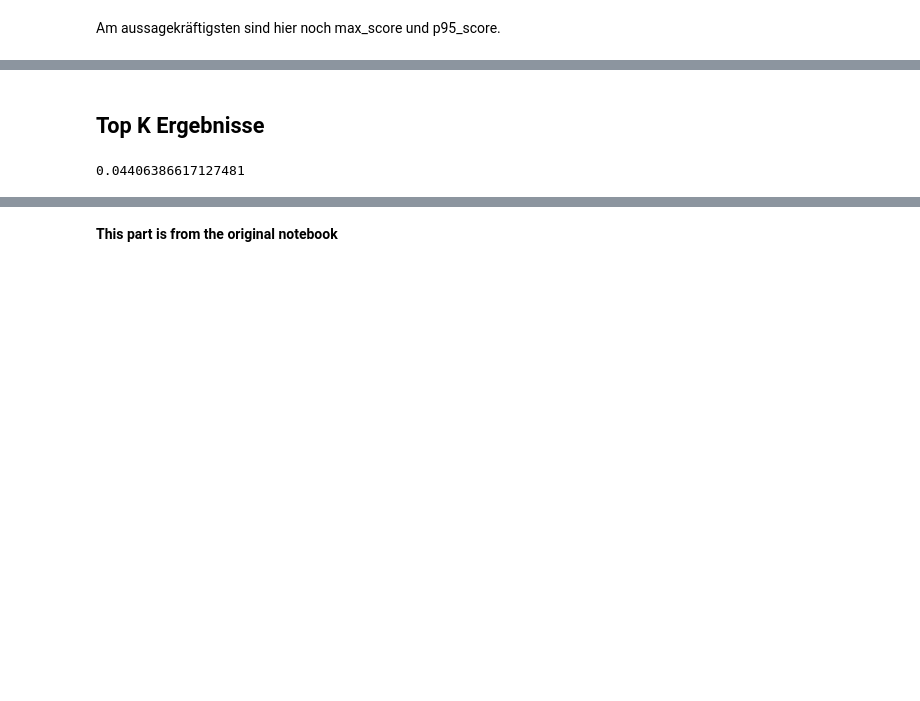
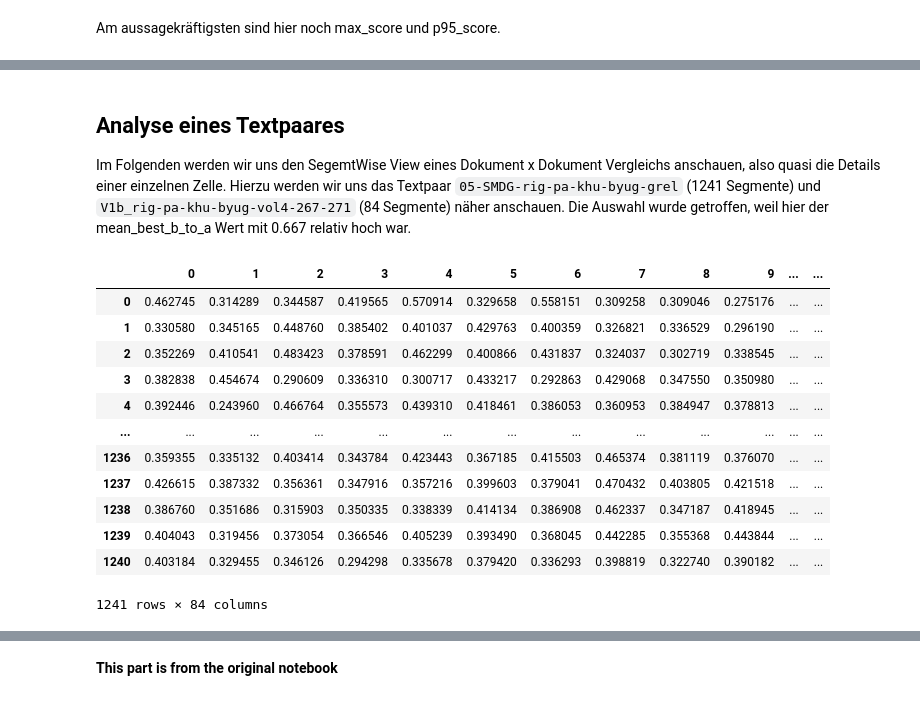
Before and after one commit to thomjur/tibetan-intertext-lab, a Jupyter notebook: study/Exploratory_Study.ipynb, the cells around one changed output, grey strips where cells are left out. Drawn from its saved outputs; the diff is of its cells as text; code cells hidden in the pictures; blank space fills up the shorter version.

```diff
--- a/study/Exploratory_Study.ipynb
+++ b/study/Exploratory_Study.ipynb
@@ -458,10 +457,26 @@ df_mean_scores
 | L1-rig-pa'i-khu-byug_V9-p302-324.txt | 0.517141 | 0.565619 | 0.528695 | 0.461900 | ... |
 | D1-rig-pa-khu-byug-comm_IOL-TJ647... | 0.503461 | 0.567012 | 0.539257 | 0.502543 | ... |
 # %% [markdown]
-## Top K Ergebnisse
+## Analyse eines Textpaares
+Im Folgenden werden wir uns den SegemtWise View eines Dokument x Dokument Vergleichs anschauen, also quasi die Details einer einzelnen Zelle. Hierzu werden wir uns das Textpaar `05-SMDG-rig-pa-khu-byug-grel` (1241 Segmente) und `V1b_rig-pa-khu-byug-vol4-267-271` (84 Segmente) näher anschauen. Die Auswahl wurde getroffen, weil hier der mean_best_b_to_a Wert mit 0.667 relativ hoch war.
+# %%
+filtered_list = [res for res in results if res[0] == '05-SMDG-rig-pa-khu-byug-grel.txt' and res[1] == 'V1b_rig-pa-khu-byug-vol4-267-271.txt']
+text_a_name, text_b_name, pairwise_view = filtered_list[0]
 # %%
-unravelled = results[0][2].similarity_matrix.astype(np.float32, copy=False).ravel()
+pd.DataFrame(pairwise_view.similarity_matrix)
+# %% [output]
+|  | 0 | 1 | 2 | 3 | 4 | 5 | 6 | 7 | 8 | 9 | ... | ... |
+| 0 | 0.462745 | 0.314289 | 0.344587 | 0.419565 | 0.570914 | 0.329658 | 0.558151 | 0.309258 | 0.309046 | 0.275176 | ... | ... |
+| 1 | 0.330580 | 0.345165 | 0.448760 | 0.385402 | 0.401037 | 0.429763 | 0.400359 | 0.326821 | 0.336529 | 0.296190 | ... | ... |
+| 2 | 0.352269 | 0.410541 | 0.483423 | 0.378591 | 0.462299 | 0.400866 | 0.431837 | 0.324037 | 0.302719 | 0.338545 | ... | ... |
+| 3 | 0.382838 | 0.454674 | 0.290609 | 0.336310 | 0.300717 | 0.433217 | 0.292863 | 0.429068 | 0.347550 | 0.350980 | ... | ... |
+| 4 | 0.392446 | 0.243960 | 0.466764 | 0.355573 | 0.439310 | 0.418461 | 0.386053 | 0.360953 | 0.384947 | 0.378813 | ... | ... |
+| ... | ... | ... | ... | ... | ... | ... | ... | ... | ... | ... | ... | ... |
+| 1236 | 0.359355 | 0.335132 | 0.403414 | 0.343784 | 0.423443 | 0.367185 | 0.415503 | 0.465374 | 0.381119 | 0.376070 | ... | ... |
+| 1237 | 0.426615 | 0.387332 | 0.356361 | 0.347916 | 0.357216 | 0.399603 | 0.379041 | 0.470432 | 0.403805 | 0.421518 | ... | ... |
+| 1238 | 0.386760 | 0.351686 | 0.315903 | 0.350335 | 0.338339 | 0.414134 | 0.386908 | 0.462337 | 0.347187 | 0.418945 | ... | ... |
+| 1239 | 0.404043 | 0.319456 | 0.373054 | 0.366546 | 0.405239 | 0.393490 | 0.368045 | 0.442285 | 0.355368 | 0.443844 | ... | ... |
+| 1240 | 0.403184 | 0.329455 | 0.346126 | 0.294298 | 0.335678 | 0.379420 | 0.336293 | 0.398819 | 0.322740 | 0.390182 | ... | ... |
+1241 rows × 84 columns
 # %%
-unravelled[unravelled > 0.53].shape[0] / unravelled.shape[0]
+#help(pairwise_view)
-# %% [output]
-0.04406386617127481
```
Also changed, not shown: parts of 13 cells of this notebook, 18 other files.
